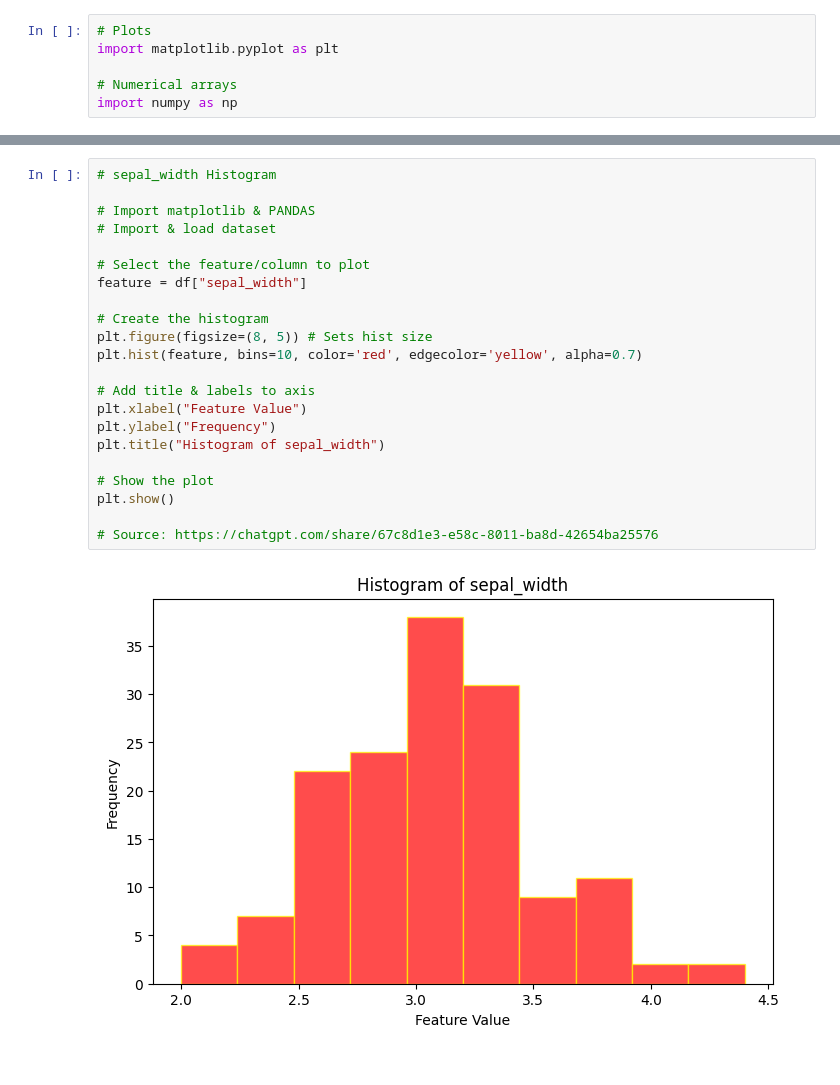
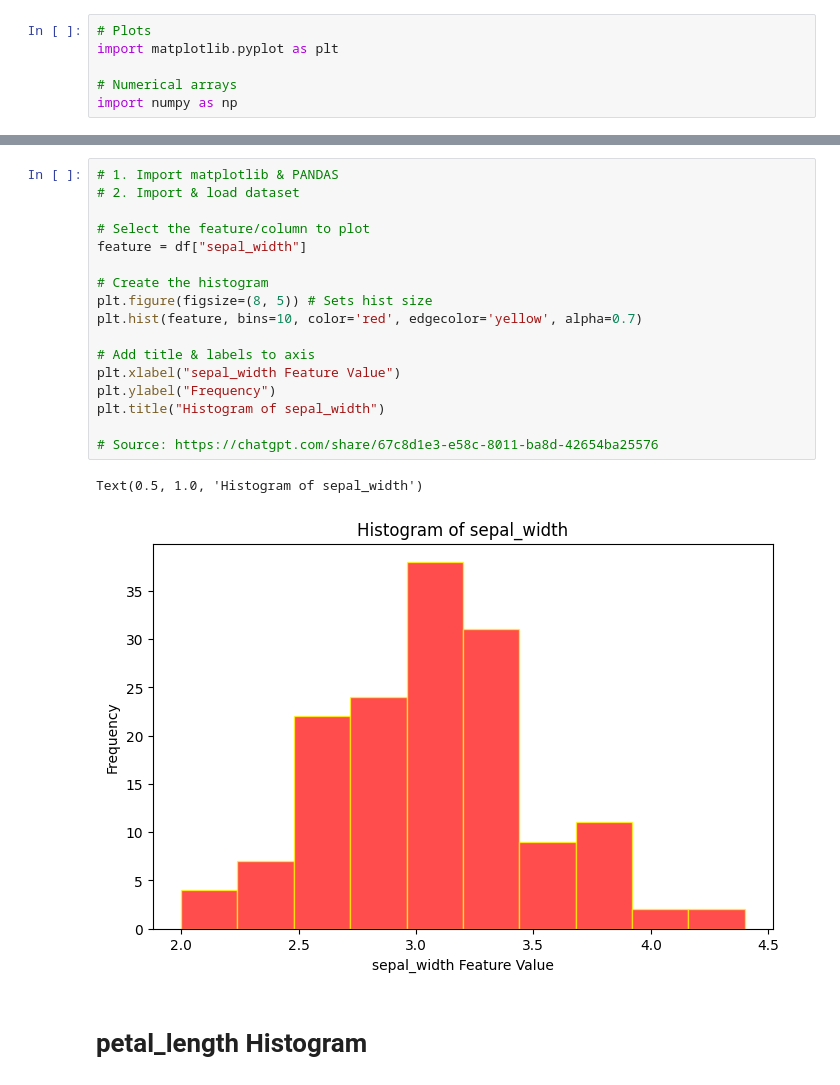
Before and after one commit to NibnabCodes/principles_of_data_analytics, a Jupyter notebook: tasks.ipynb, the cells around one changed output, grey strips where cells are left out. Cells and saved outputs as stored; diff of their text form.

```diff
--- a/tasks.ipynb
+++ b/tasks.ipynb
@@ -588,25 +606,23 @@ plt.show()
 # %%
-# sepal_width Histogram
-
-# Import matplotlib & PANDAS
-# Import & load dataset
+# 1. Import matplotlib & PANDAS
+# 2. Import & load dataset
 
 # Select the feature/column to plot
 feature = df["sepal_width"]
 
 # Create the histogram
 plt.figure(figsize=(8, 5)) # Sets hist size
 plt.hist(feature, bins=10, color='red', edgecolor='yellow', alpha=0.7)
 
 # Add title & labels to axis
-plt.xlabel("Feature Value")
+plt.xlabel("sepal_width Feature Value")
 plt.ylabel("Frequency")
 plt.title("Histogram of sepal_width")
 
-# Show the plot
-plt.show()
-
 # Source: https://chatgpt.com/share/67c8d1e3-e58c-8011-ba8d-42654ba25576
 # %% [output]
+Text(0.5, 1.0, 'Histogram of sepal_width')
-[figure, old version]
+[figure, new version]
+# %% [markdown]
+# petal_length Histogram
 # %%
```
Also changed, not shown: parts of 82 cells of this notebook.
